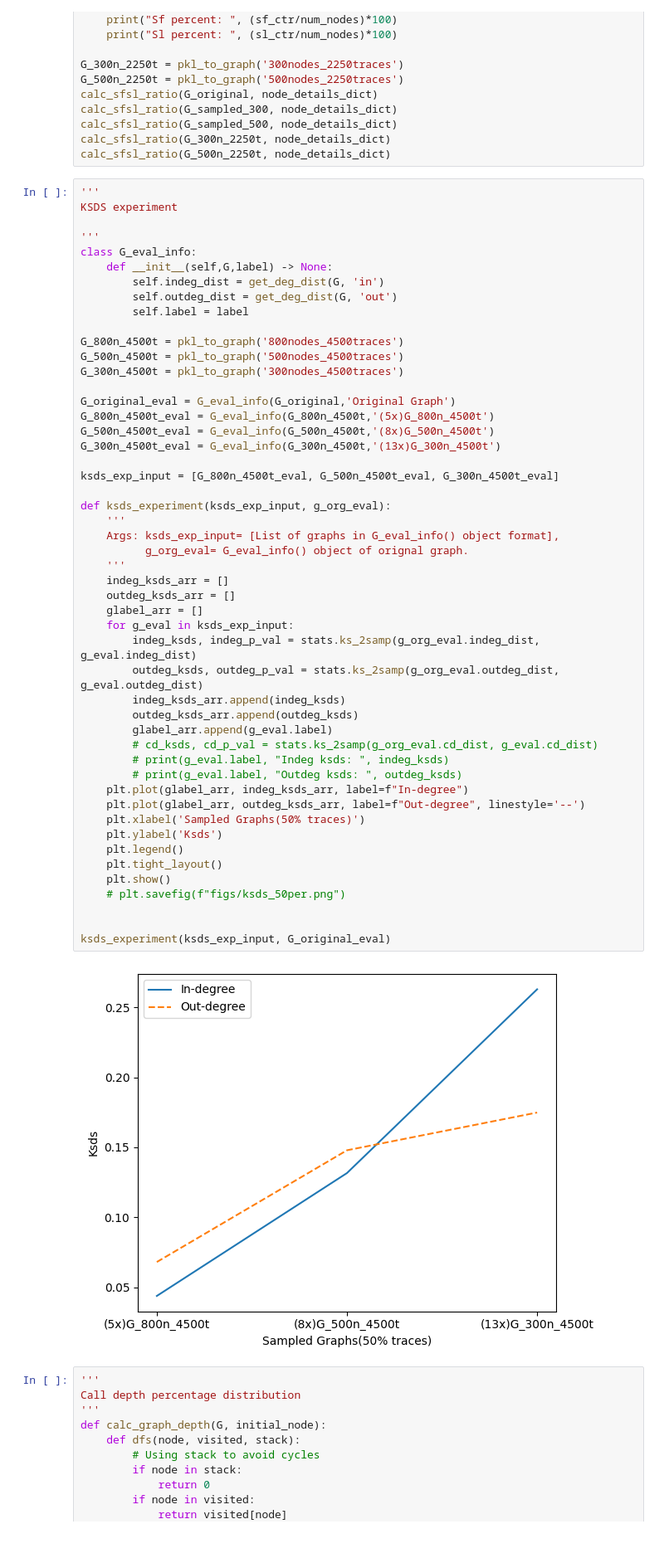
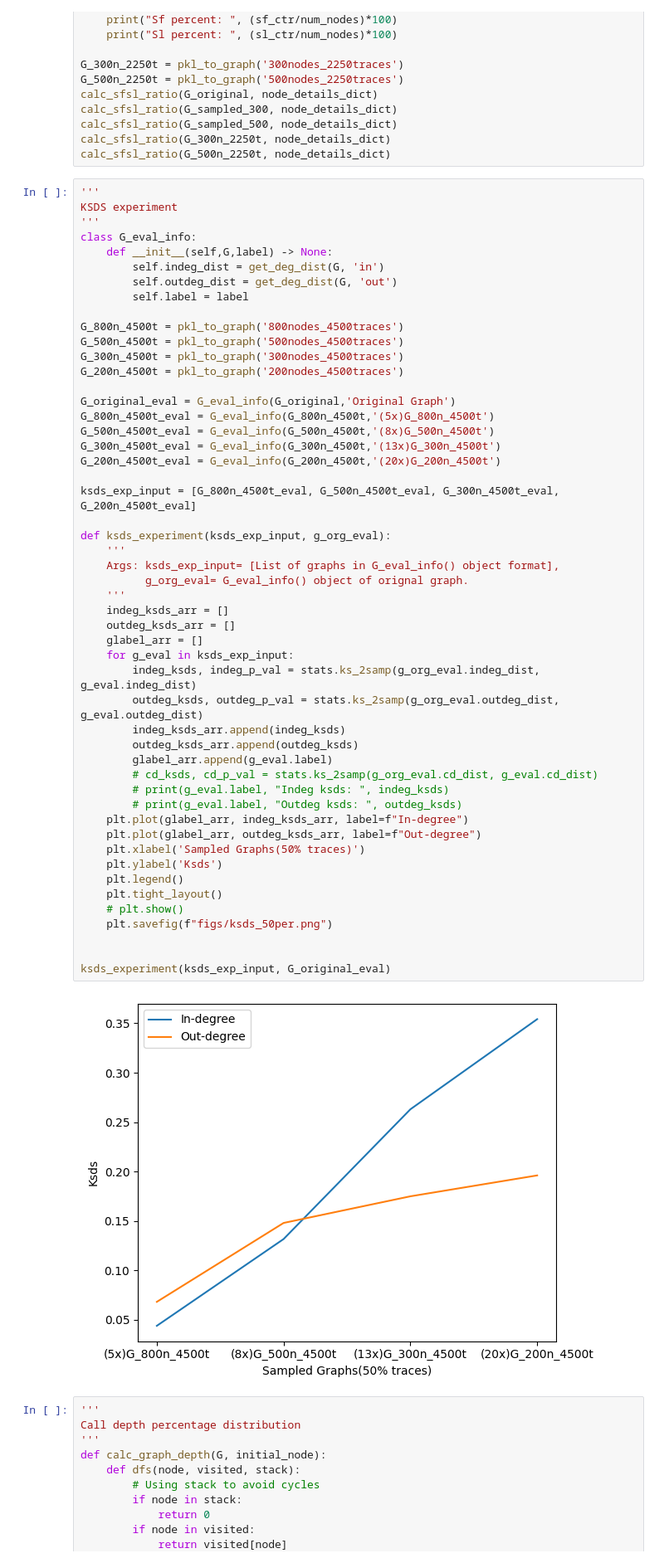
Before and after one commit to ritulS/TraceProc, a Jupyter notebook: graph_evaluation.ipynb, the cells around one changed output. Shown at 83% size. Saved outputs shown, nothing was run; the diff lists cells and outputs as text.

```diff
--- a/graph_evaluation.ipynb
+++ b/graph_evaluation.ipynb
@@ -313,7 +313,6 @@ calc_sfsl_ratio(G_500n_2250t, node_details_dict)
 # %%
 '''
 KSDS experiment
-
 '''
 class G_eval_info:
     def __init__(self,G,label) -> None:
@@ -324,44 +323,46 @@ class G_eval_info:
 G_800n_4500t = pkl_to_graph('800nodes_4500traces')
 G_500n_4500t = pkl_to_graph('500nodes_4500traces')
 G_300n_4500t = pkl_to_graph('300nodes_4500traces')
+G_200n_4500t = pkl_to_graph('200nodes_4500traces')
 
 G_original_eval = G_eval_info(G_original,'Original Graph')
 G_800n_4500t_eval = G_eval_info(G_800n_4500t,'(5x)G_800n_4500t')
 G_500n_4500t_eval = G_eval_info(G_500n_4500t,'(8x)G_500n_4500t')
 G_300n_4500t_eval = G_eval_info(G_300n_4500t,'(13x)G_300n_4500t')
+G_200n_4500t_eval = G_eval_info(G_200n_4500t,'(20x)G_200n_4500t')
 
-ksds_exp_input = [G_800n_4500t_eval, G_500n_4500t_eval, G_300n_4500t_eval]
+ksds_exp_input = [G_800n_4500t_eval, G_500n_4500t_eval, G_300n_4500t_eval, G_200n_4500t_eval]
 
 def ksds_experiment(ksds_exp_input, g_org_eval):
     '''
     Args: ksds_exp_input= [List of graphs in G_eval_info() object format],
           g_org_eval= G_eval_info() object of orignal graph.
     '''
     indeg_ksds_arr = []
     outdeg_ksds_arr = []
     glabel_arr = []
     for g_eval in ksds_exp_input:
         indeg_ksds, indeg_p_val = stats.ks_2samp(g_org_eval.indeg_dist, g_eval.indeg_dist)
         outdeg_ksds, outdeg_p_val = stats.ks_2samp(g_org_eval.outdeg_dist, g_eval.outdeg_dist)
         indeg_ksds_arr.append(indeg_ksds)
         outdeg_ksds_arr.append(outdeg_ksds)
         glabel_arr.append(g_eval.label)
         # cd_ksds, cd_p_val = stats.ks_2samp(g_org_eval.cd_dist, g_eval.cd_dist)
         # print(g_eval.label, "Indeg ksds: ", indeg_ksds)
         # print(g_eval.label, "Outdeg ksds: ", outdeg_ksds)
     plt.plot(glabel_arr, indeg_ksds_arr, label=f"In-degree")
-    plt.plot(glabel_arr, outdeg_ksds_arr, label=f"Out-degree", linestyle='--')
+    plt.plot(glabel_arr, outdeg_ksds_arr, label=f"Out-degree")
     plt.xlabel('Sampled Graphs(50% traces)')
     plt.ylabel('Ksds')
     plt.legend()
     plt.tight_layout()
-    plt.show()
-    # plt.savefig(f"figs/ksds_50per.png")
+    # plt.show()
+    plt.savefig(f"figs/ksds_50per.png")
 
 
 ksds_experiment(ksds_exp_input, G_original_eval)
 # %% [output]
-[figure, old version]
+[figure, new version]
 # %%
 '''
 Call depth percentage distribution
```
Also changed, not shown: parts of 3 cells of this notebook, 1 other file.
